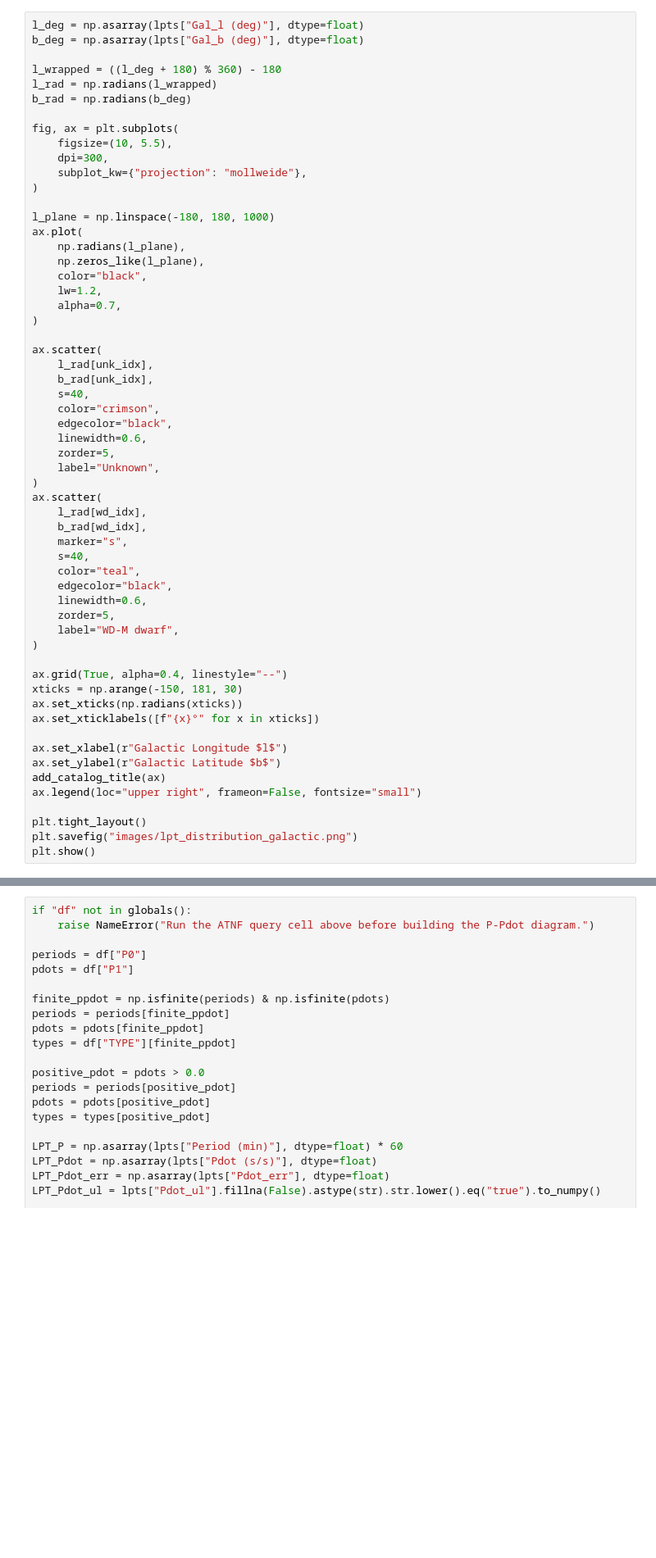
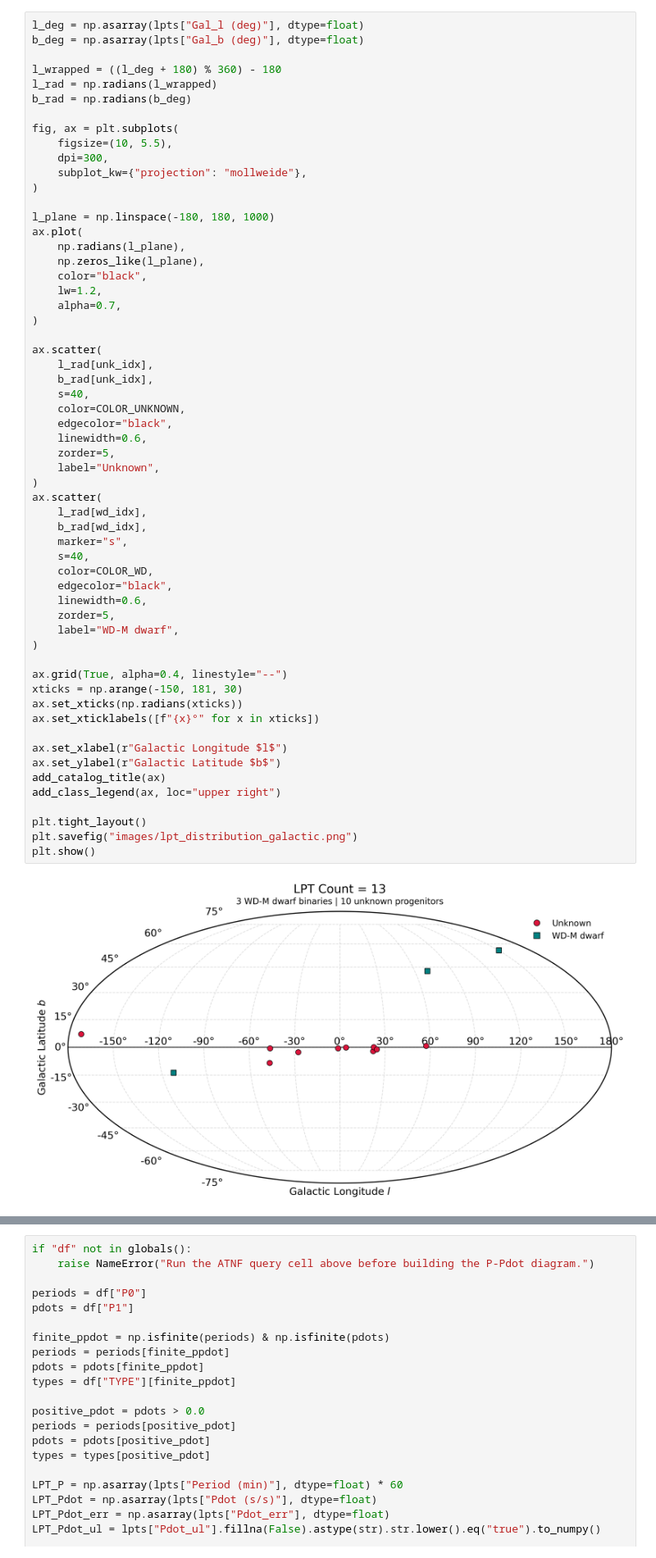
Before and after one commit to PSR-Jake/lptcat, a Jupyter notebook: LPT_plots.ipynb, the cells around one changed output, grey strips where cells are left out. Shown at 82% size. Drawn from its saved outputs; the diff is of its cells as text; blank space fills up the shorter version.

```diff
--- a/LPT_plots.ipynb
+++ b/LPT_plots.ipynb
@@ -85,35 +125,37 @@ ax.scatter(
     l_rad[unk_idx],
     b_rad[unk_idx],
     s=40,
-    color="crimson",
+    color=COLOR_UNKNOWN,
     edgecolor="black",
     linewidth=0.6,
     zorder=5,
     label="Unknown",
 )
 ax.scatter(
     l_rad[wd_idx],
     b_rad[wd_idx],
     marker="s",
     s=40,
-    color="teal",
+    color=COLOR_WD,
     edgecolor="black",
     linewidth=0.6,
     zorder=5,
     label="WD-M dwarf",
 )
 
 ax.grid(True, alpha=0.4, linestyle="--")
 xticks = np.arange(-150, 181, 30)
 ax.set_xticks(np.radians(xticks))
 ax.set_xticklabels([f"{x}°" for x in xticks])
 
 ax.set_xlabel(r"Galactic Longitude $l$")
 ax.set_ylabel(r"Galactic Latitude $b$")
 add_catalog_title(ax)
-ax.legend(loc="upper right", frameon=False, fontsize="small")
+add_class_legend(ax, loc="upper right")
 
 plt.tight_layout()
 plt.savefig("images/lpt_distribution_galactic.png")
 plt.show()
+# %% [output]
+[figure, added]
 # %% [markdown]
```
Also changed, not shown: parts of 14 cells of this notebook.
